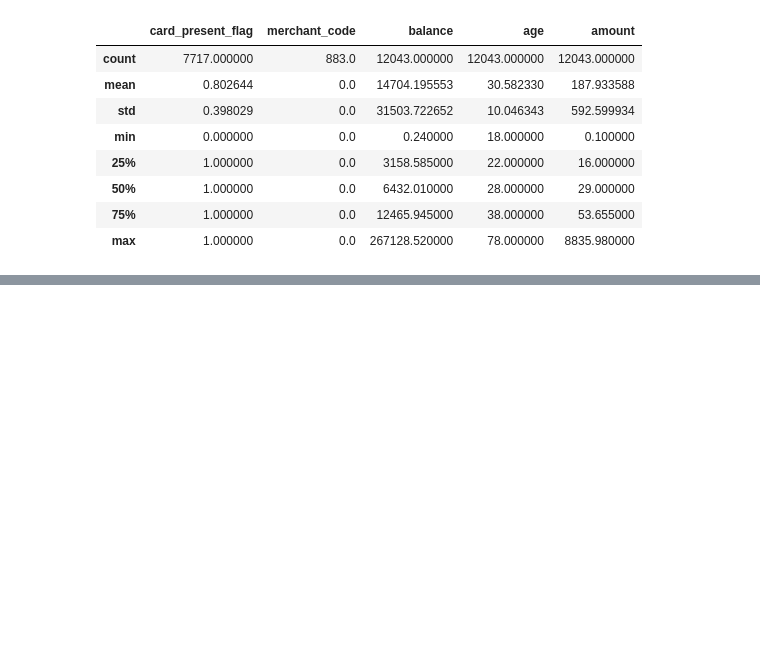
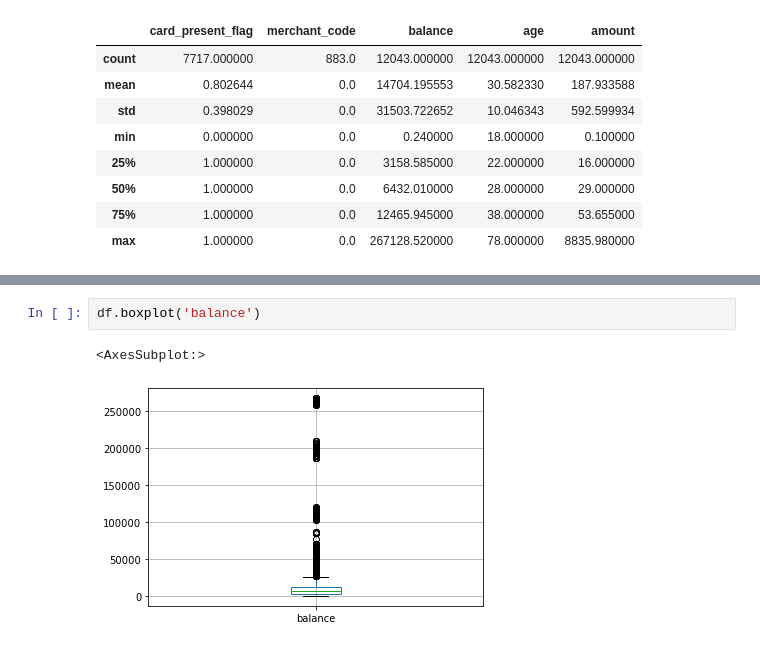
Before and after one commit to ozerm/ANZ, a Jupyter notebook: Untitled.ipynb, the cells around one changed output, grey strips where cells are left out. Cells and saved outputs as stored; diff of their text form; blank space fills up the shorter version.

```diff
--- a/Untitled.ipynb
+++ b/Untitled.ipynb
@@ -182,0 +310,5 @@ plt.show()
+# %%
+df.boxplot('balance')
+# %% [output]
+<AxesSubplot:>
+[figure, added]
```
Also changed, not shown: parts of 20 cells of this notebook.
